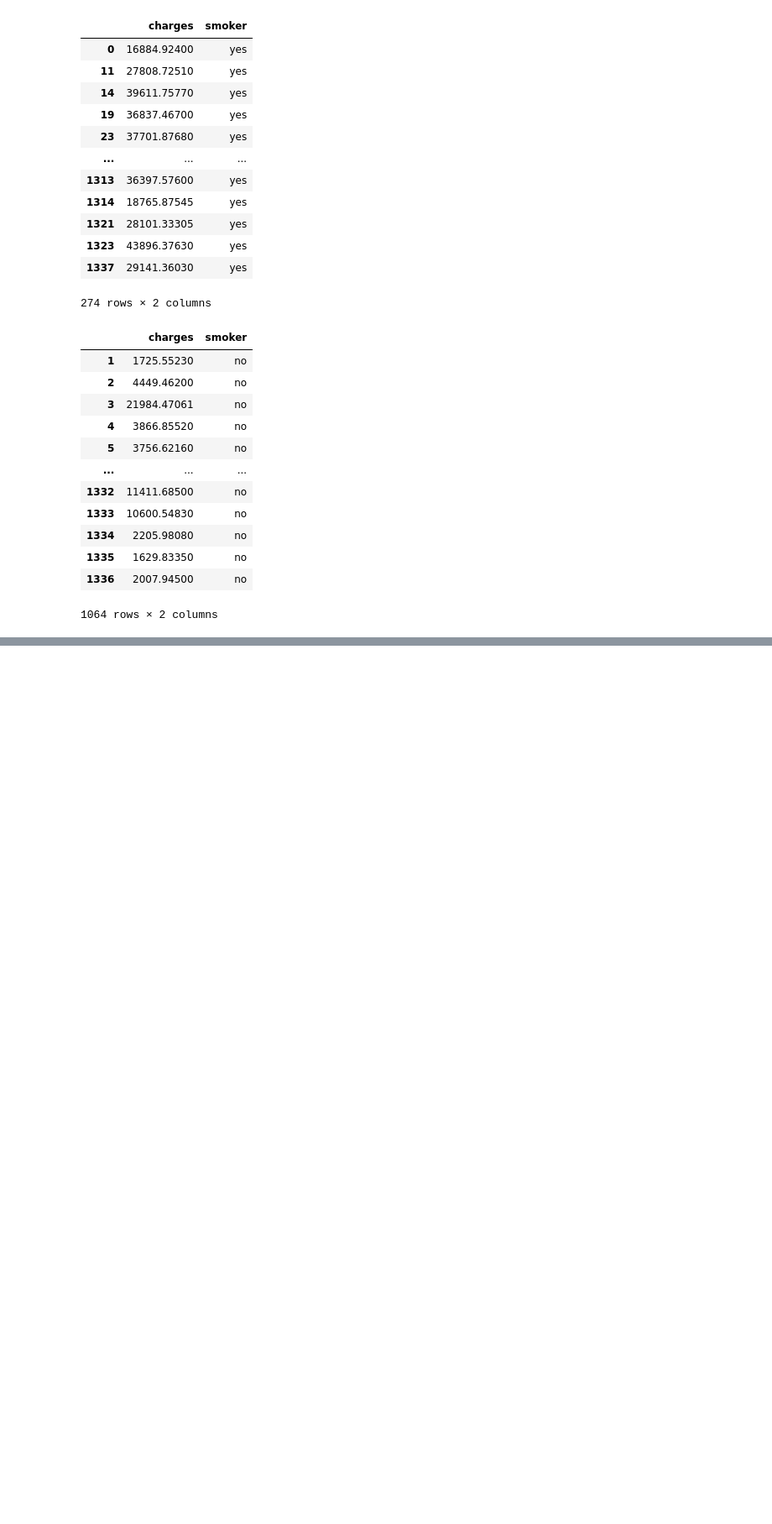
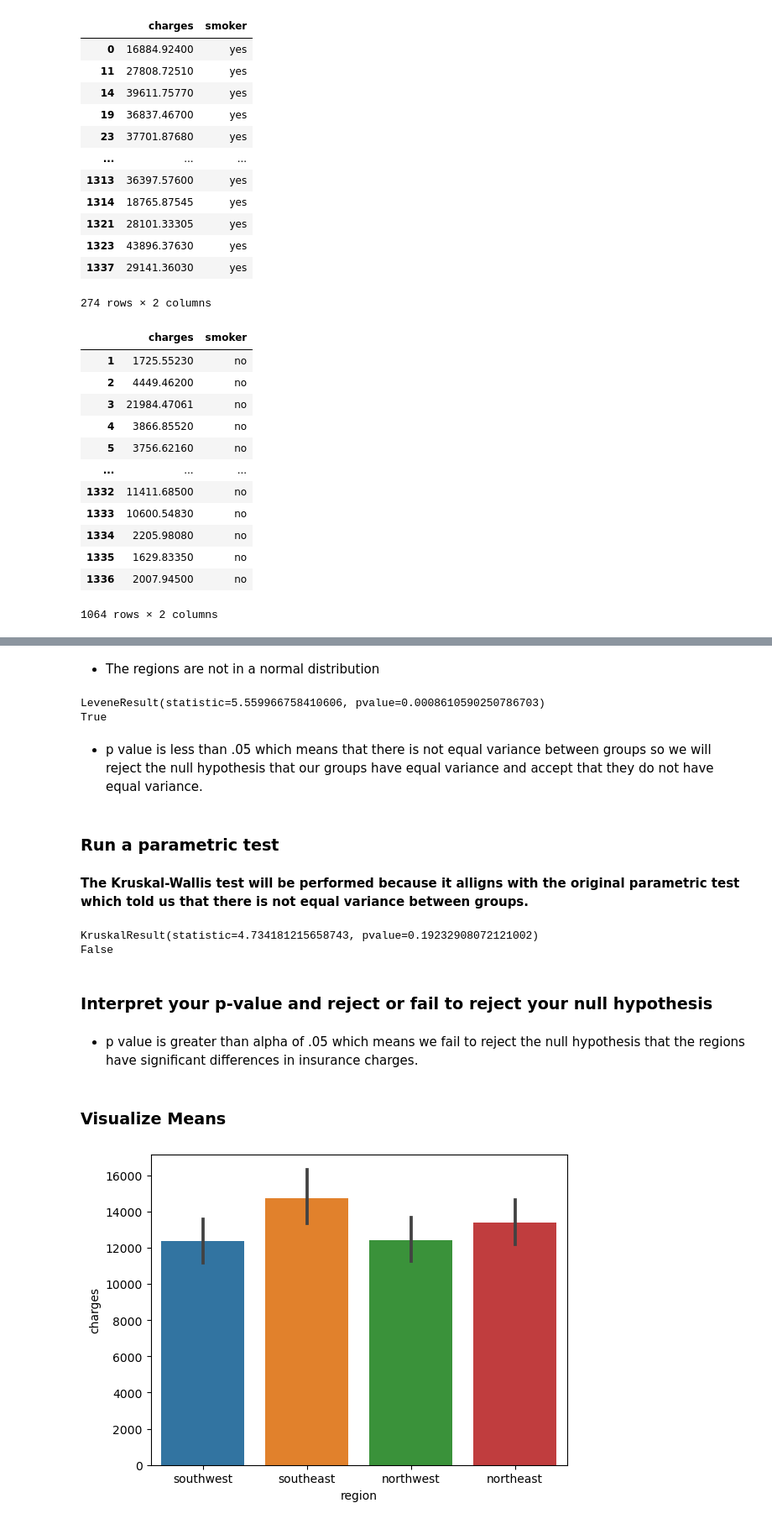
Before and after one commit to evany24/Hypothesis-Testing-with-Insurance-Data-Core, a Jupyter notebook: Hypothesis Testing Core.ipynb, the cells around one changed output, grey strips where cells are left out. Shown at 84% size. Drawn from its saved outputs; the diff is of its cells as text; code cells hidden in the pictures; blank space fills up the shorter version.

```diff
--- a/Hypothesis Testing Core.ipynb
+++ b/Hypothesis Testing Core.ipynb
@@ -102,0 +338,35 @@ ax.set_title("Smokers Charges (Values)");
+# %% [markdown]
+- The regions are not in a normal distribution
+# %%
+result = stats.levene(*groups.values())
+print(result)
+print(result.pvalue<.05)
+# %% [output]
+LeveneResult(statistic=5.559966758410606, pvalue=0.0008610590250786703)
+True
+# %% [markdown]
+- p value is less than .05 which means that there is not equal variance between groups so we will reject the null hypothesis that our groups have equal variance and accept that they do not have equal variance.
+# %% [markdown]
+### Run a parametric test
+# %% [markdown]
+**The Kruskal-Wallis test will be performed because it alligns with the original parametric test which told us that there is not equal variance between groups.**
+# %%
+# perform the correct hypothesis test
+# note again the use of the * operator for convenience
+result = stats.kruskal( *groups.values())
+print(result)
+print(result.pvalue<.05)
+# %% [output]
+KruskalResult(statistic=4.734181215658743, pvalue=0.19232908072121002)
+False
+# %% [markdown]
+### Interpret your p-value and reject or fail to reject your null hypothesis
+# %% [markdown]
+- p value is greater than alpha of .05 which means we fail to reject the null hypothesis that the regions have significant differences in insurance charges.
+# %% [markdown]
+### Visualize Means
+# %%
+## visualizing means
+ax = sns.barplot(data=df, x='region', y='charges', errorbar='ci')
+# %% [output]
+[figure, added]
```
Also changed, not shown: parts of 51 cells of this notebook.
